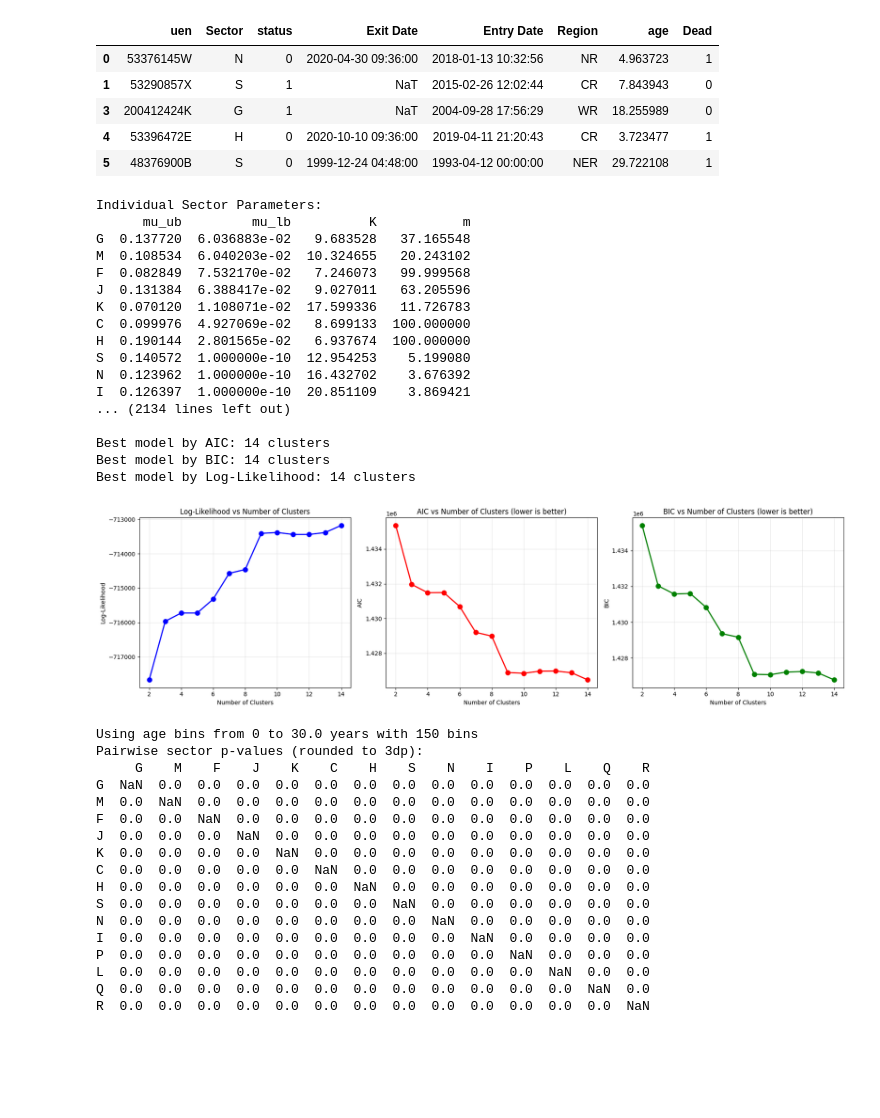
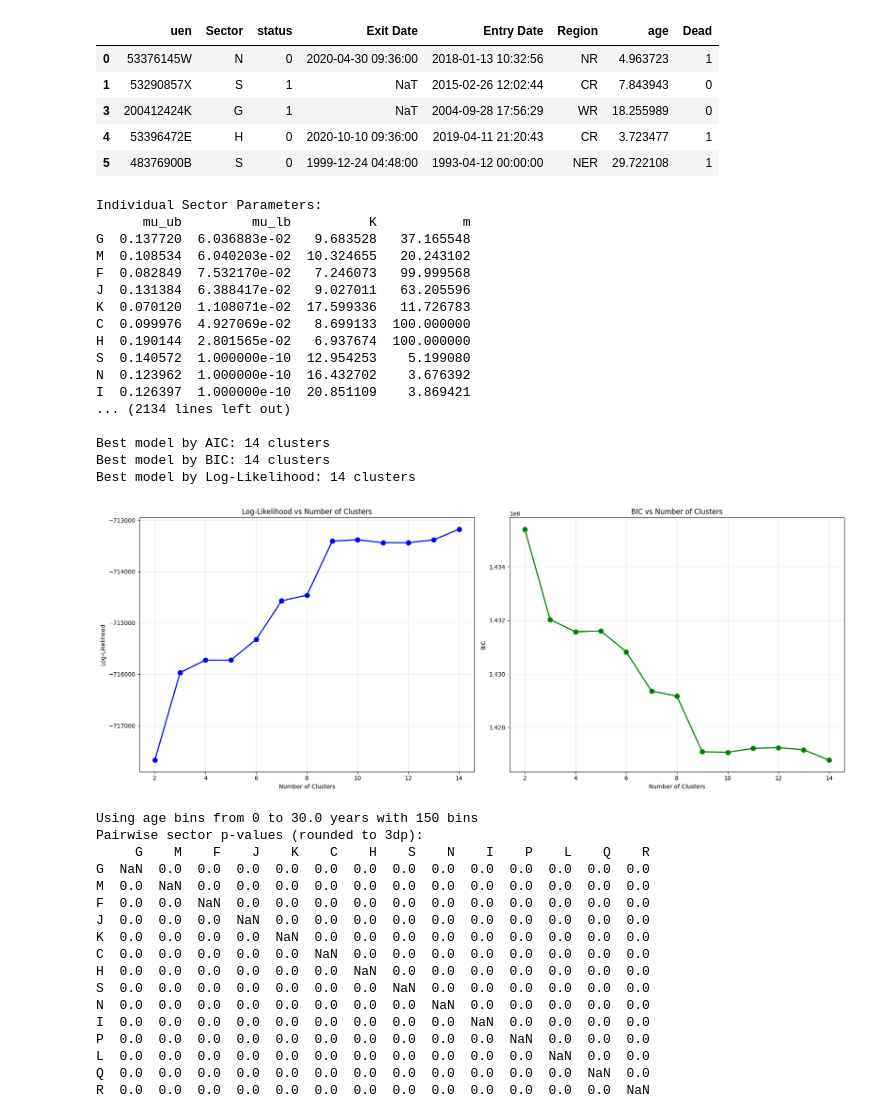
Before and after one commit to maxcyn/a-star, a Jupyter notebook: clustering_sectors.ipynb, the cells around one changed output. Cells and saved outputs as stored; diff of their text form; code cells hidden in the pictures; blank space fills up the shorter version.

```diff
--- a/clustering_sectors.ipynb
+++ b/clustering_sectors.ipynb
@@ -65,7 +65,7 @@ def hill_survival_function(a, mu_ub, mu_lb, K, m):
 def model_survival_curve_hill(ages, mu_ub, mu_lb, K, m):
     return np.array([hill_survival_function(a, mu_ub, mu_lb, K, m) for a in ages])
 
-# Load actual survival data - FIXED: Get consistent ages_data
+# Load actual survival data
 survival_data = {}
 ages_data = None  # Initialize to store consistent age bins
 
@@ -203,7 +203,7 @@ def iterative_likelihood_clustering(survival_data, df_params, n_clusters=2, max_
 
     print("Initial cluster assignments:")
     for i, sector in enumerate(sector_names):
-        print(f"  {sector}: Cluster {initial_clusters[i]}")
+        print(f"{sector}: Cluster {initial_clusters[i]}")
 
     print("Initial cluster parameters:")
     for cluster_id, params in cluster_params.items():
@@ -412,34 +412,7 @@ print(f"\nBest model by AIC: {best_aic} clusters")
 print(f"Best model by BIC: {best_bic} clusters")
 print(f"Best model by Log-Likelihood: {best_ll} clusters")
 
-# Plot model comparison
-fig, axes = plt.subplots(1, 3, figsize=(18, 5))
-
-# Log-likelihood
-axes[0].plot(comparison_df.index, comparison_df['log_likelihood'], 'bo-', linewidth=2, markersize=8)
-axes[0].set_xlabel('Number of Clusters')
-axes[0].set_ylabel('Log-Likelihood')
-axes[0].set_title('Log-Likelihood vs Number of Clusters')
-axes[0].grid(True, alpha=0.3)
-
-# AIC
-axes[1].plot(comparison_df.index, comparison_df['AIC'], 'ro-', linewidth=2, markersize=8)
-axes[1].set_xlabel('Number of Clusters')
-axes[1].set_ylabel('AIC')
-axes[1].set_title('AIC vs Number of Clusters (lower is better)')
-axes[1].grid(True, alpha=0.3)
-
-# BIC
-axes[2].plot(comparison_df.index, comparison_df['BIC'], 'go-', linewidth=2, markersize=8)
-axes[2].set_xlabel('Number of Clusters')
-axes[2].set_ylabel('BIC')
-axes[2].set_title('BIC vs Number of Clusters (lower is better)')
-axes[2].grid(True, alpha=0.3)
-
-plt.tight_layout()
-plt.show()
-
-# for cluster_id in range(best_aic):  # Change this to the desired cluster ID to visualize
+# for cluster_id in range(best_aic):
 
 #     # Get sectors in this cluster
 #     sectors_in_cluster = [sector_list[i] for i, c in enumerate(final_clusters) if c == cluster_id]
@@ -493,7 +466,35 @@ I  0.126397  1.000000e-10  20.851109    3.869421
 Best model by AIC: 14 clusters
 Best model by BIC: 14 clusters
 Best model by Log-Likelihood: 14 clusters
-[figure, removed]
+# %%
+# Plot model comparison
+fig, axes = plt.subplots(1, 2, figsize=(18, 7))
+
+# Log-likelihood
+axes[0].plot(comparison_df.index, comparison_df['log_likelihood'], 'bo-', linewidth=2, markersize=8)
+axes[0].set_xlabel('Number of Clusters')
+axes[0].set_ylabel('Log-Likelihood')
+axes[0].set_title('Log-Likelihood vs Number of Clusters')
+axes[0].grid(True, alpha=0.3)
+
+# # AIC
+# axes[1].plot(comparison_df.index, comparison_df['AIC'], 'ro-', linewidth=2, markersize=8)
+# axes[1].set_xlabel('Number of Clusters')
+# axes[1].set_ylabel('AIC')
+# axes[1].set_title('AIC vs Number of Clusters (lower is better)')
+# axes[1].grid(True, alpha=0.3)
+
+# BIC
+axes[1].plot(comparison_df.index, comparison_df['BIC'], 'go-', linewidth=2, markersize=8)
+axes[1].set_xlabel('Number of Clusters')
+axes[1].set_ylabel('BIC')
+axes[1].set_title('BIC vs Number of Clusters')
+axes[1].grid(True, alpha=0.3)
+
+plt.tight_layout()
+plt.show()
+# %% [output]
+[figure, added]
 # %%
 from scipy.stats import chi2
 
```
Also changed, not shown: parts of 6 cells of this notebook.
